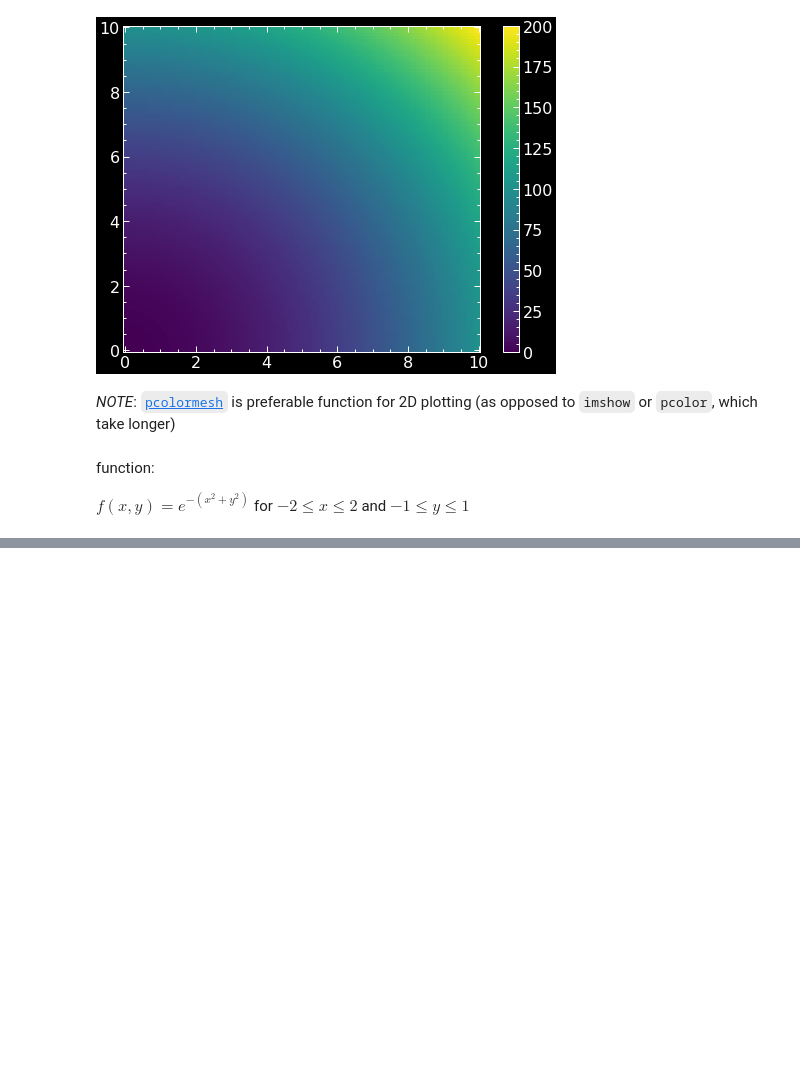
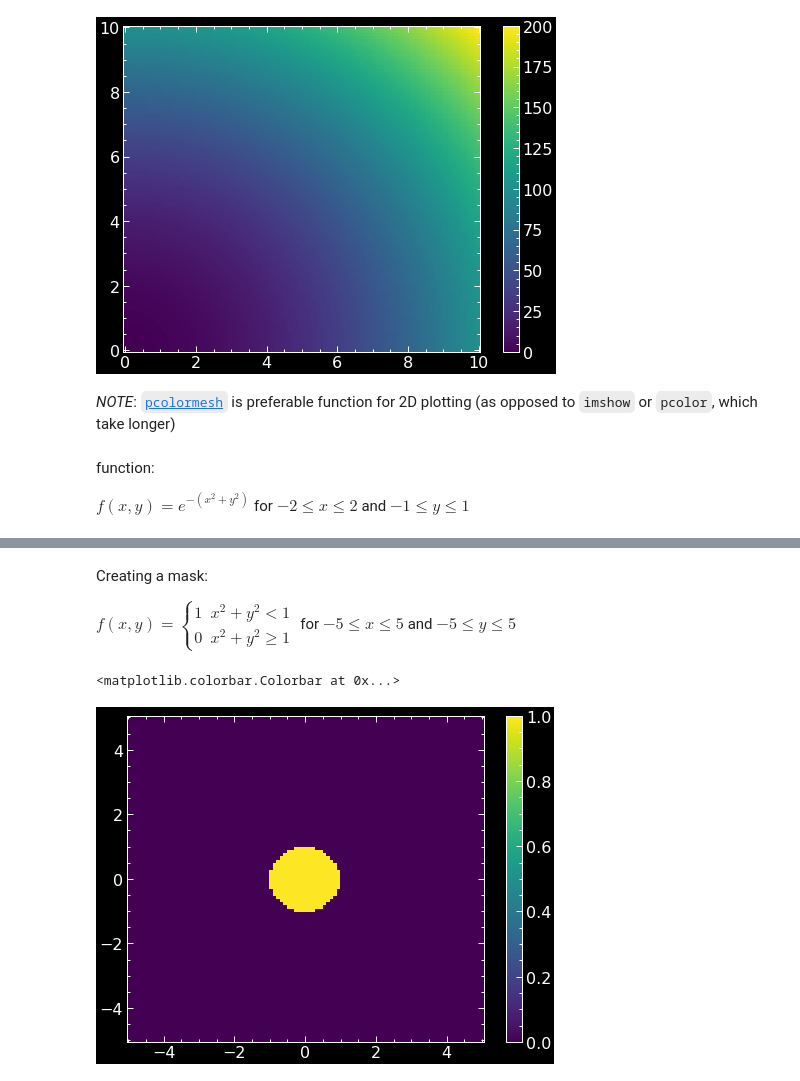
Before and after one commit to adamszymanowski/mr-p-solver, a Jupyter notebook: shorts/meshgrid_1.ipynb, the cells around one changed output, grey strips where cells are left out. Cells and saved outputs as stored; diff of their text form; code cells hidden in the pictures; blank space fills up the shorter version.

Commit message:
Meshgrid short tutorial (how data is represented using meshgrid)

```diff
--- a/shorts/meshgrid_1.ipynb
+++ b/shorts/meshgrid_1.ipynb
@@ -87,0 +110,14 @@ plt.colorbar()
+# %% [markdown]
+Creating a mask:
+
+$ f(x, y) = \begin{cases} 1 & x^2+y^2 \lt 1 \\ 0 & x^2+y^2 \geq 1 \end{cases} $
+for $ -5 \leq x \leq 5 $ and $ -5 \leq y \leq 5 $
+# %%
+x = y = np.linspace (-5, 5, 100)
+xv, yv = np.meshgrid(x, y)
+f3 = (xv**2 + yv**2 < 1).astype(float)
+plt.pcolormesh(xv, yv, f3, shading='nearest')
+plt.colorbar()
+# %% [output]
+<matplotlib.colorbar.Colorbar at 0x...>
+[figure, added]
```
Also changed, not shown: parts of 3 cells of this notebook.
